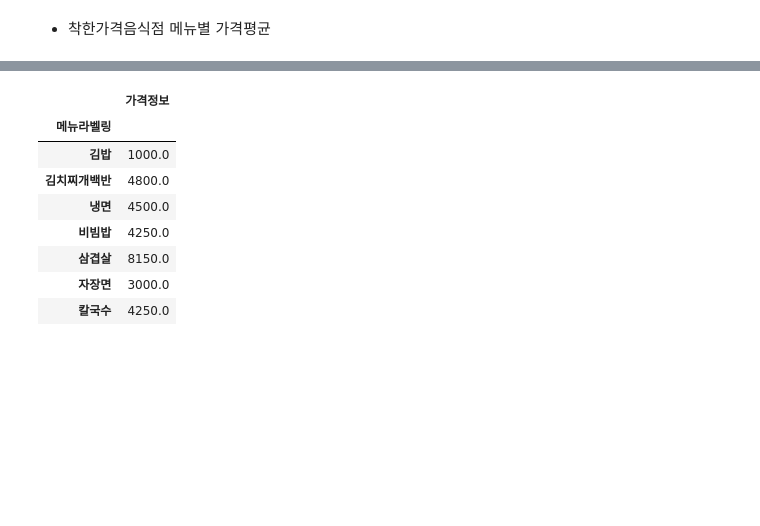
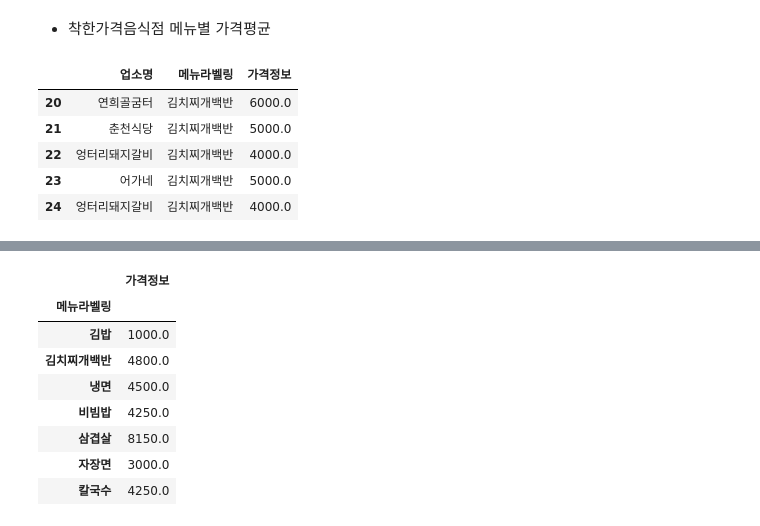
Before and after one commit to seojeon9/Dr.Chewing, a Jupyter notebook: Sources/강남구, 동작구, 서대문구 착한가격업소와 일반음식점 가격 비교.ipynb, the cells around one changed output, grey strips where cells are left out. Saved outputs shown, nothing was run; the diff lists cells and outputs as text; code cells hidden in the pictures; blank space fills up the shorter version.

```diff
--- a/Sources/강남구, 동작구, 서대문구 착한가격업소와 일반음식점 가격 비교.ipynb
+++ b/Sources/강남구, 동작구, 서대문구 착한가격업소와 일반음식점 가격 비교.ipynb
@@ -54,6 +54,15 @@ s_kind_table = s_kind_table[['업소명','메뉴라벨링','상품가격(일반)
 k_kind_table.rename(columns={'상품가격(일반)(원)':'가격정보'},inplace=True)
 d_kind_table.rename(columns={'상품가격(일반)(원)':'가격정보'},inplace=True)
 s_kind_table.rename(columns={'상품가격(일반)(원)':'가격정보'},inplace=True)
+# %%
+s_kind_table[s_kind_table['메뉴라벨링']=='김치찌개백반']
+# %% [output]
+|  | 업소명 | 메뉴라벨링 | 가격정보 |
+| 20 | 연희골굼터 | 김치찌개백반 | 6000.0 |
+| 21 | 춘천식당 | 김치찌개백반 | 5000.0 |
+| 22 | 엉터리돼지갈비 | 김치찌개백반 | 4000.0 |
+| 23 | 어가네 | 김치찌개백반 | 5000.0 |
+| 24 | 엉터리돼지갈비 | 김치찌개백반 | 4000.0 |
 # %%
 k_kind_pivot_table = k_kind_table.pivot_table("가격정보",index="메뉴라벨링")
 d_kind_pivot_table = d_kind_table.pivot_table("가격정보",index="메뉴라벨링")
```
Also changed, not shown: parts of 25 cells of this notebook, 4 other files.
